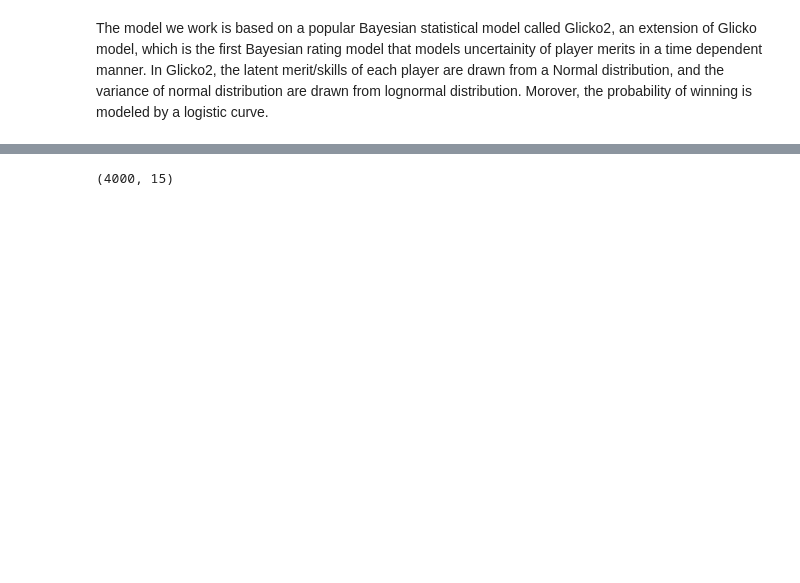
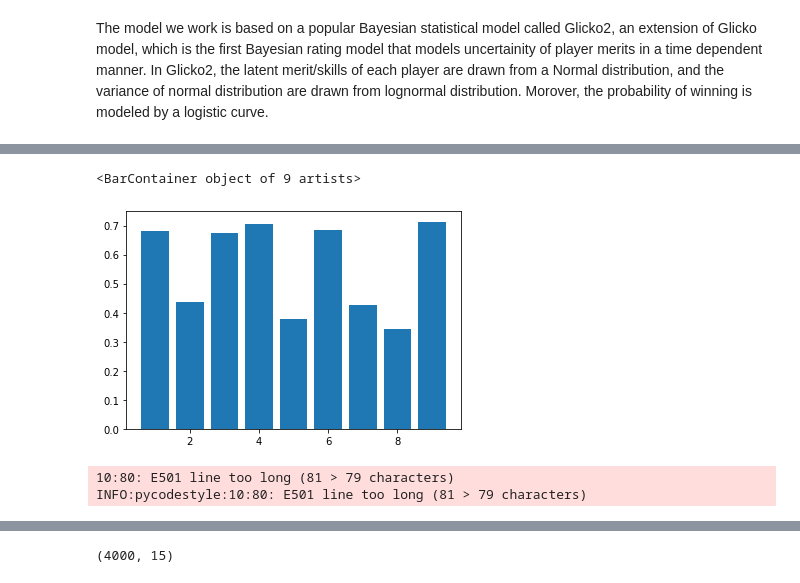
Before and after one commit to ketencimert/probprog-finalproject, a Jupyter notebook: project.ipynb, the cells around one changed output, grey strips where cells are left out. Cells and saved outputs as stored; diff of their text form; code cells hidden in the pictures; blank space fills up the shorter version.

```diff
--- a/project.ipynb
+++ b/project.ipynb
@@ -68,0 +210,9 @@ ell_ppc = samples.posterior_predictive[
+# %%
+chain = 0
+
+samples = az.from_cmdstanpy(
+    posterior=glicko_mcmc,
+    posterior_predictive=["score_pp"]
+)
+
+score_pp = samples.posterior_predictive["score_pp"][chain]
@@ -69 +224,26 @@ ell_ppc = samples.posterior_predictive[
+# %%
+sim_dist = pd.DataFrame(np.asarray(score_pp).mean(axis=0), index=observed_data['id_period'])
+sim_dist = sim_dist.reset_index().groupby('index').mean(0).reset_index()
+sim_dist = sim_dist.rename(columns={0: 'P(X)', 'index':'id_period'})
+# %%
+plt.bar(height=sim_dist['P(X)'],
+        x=sim_dist['id_period'])
+# %% [output]
+<BarContainer object of 9 artists>
+[figure, added]
+# %%
+from collections import defaultdict
+
+import numpy as np
+
+results = defaultdict(dict)
+
+chain_sample = np.asarray(score_pp[0])
+
+for i in range(chain_sample.shape[1]):
+    results[i] = {'eql': np.sum(chain_sample[:, i] == observed_data['score'][i])}
+    results[i]['neql'] = 1000 - results[i]['eql']
+# %% [output]
+10:80: E501 line too long (81 > 79 characters)
+INFO:pycodestyle:10:80: E501 line too long (81 > 79 characters)
 # %%
```
Also changed, not shown: parts of 27 cells of this notebook, 15 other files.
